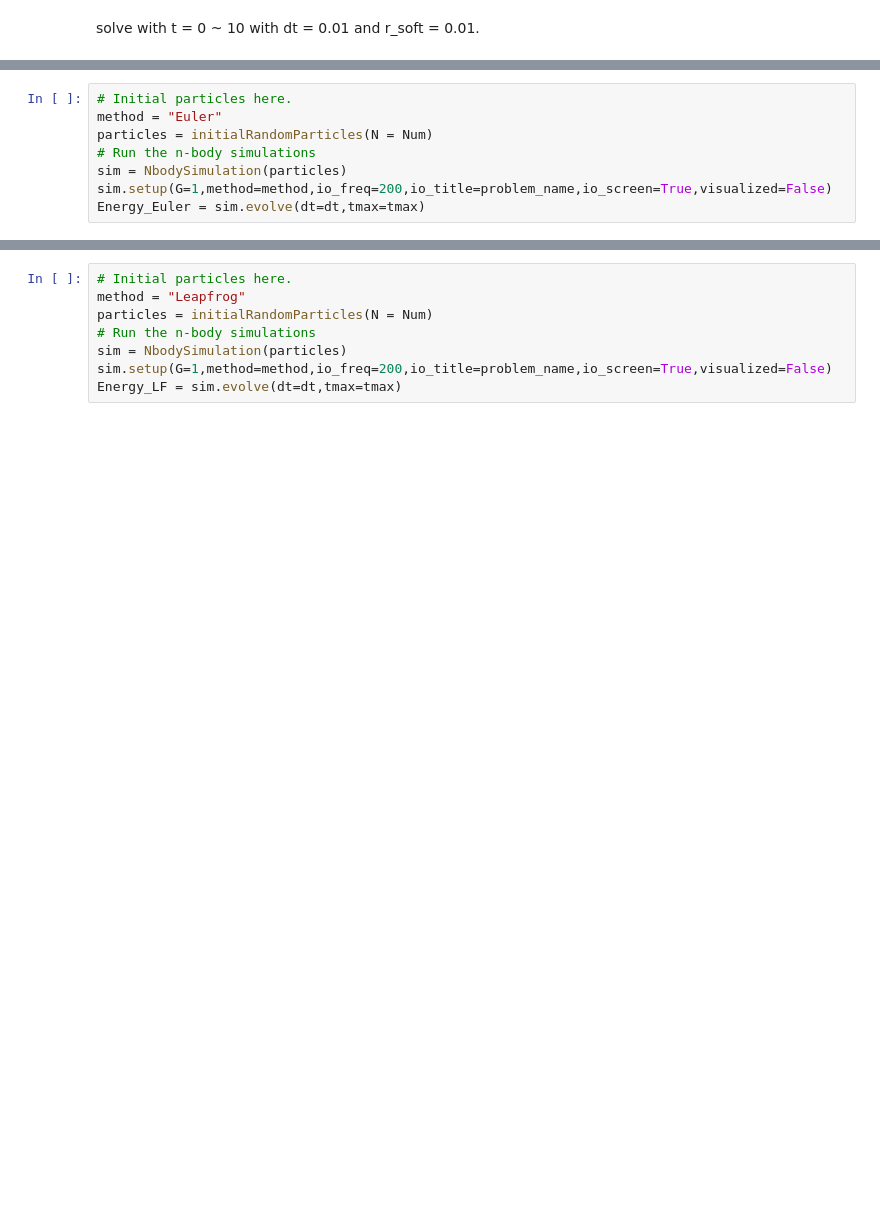
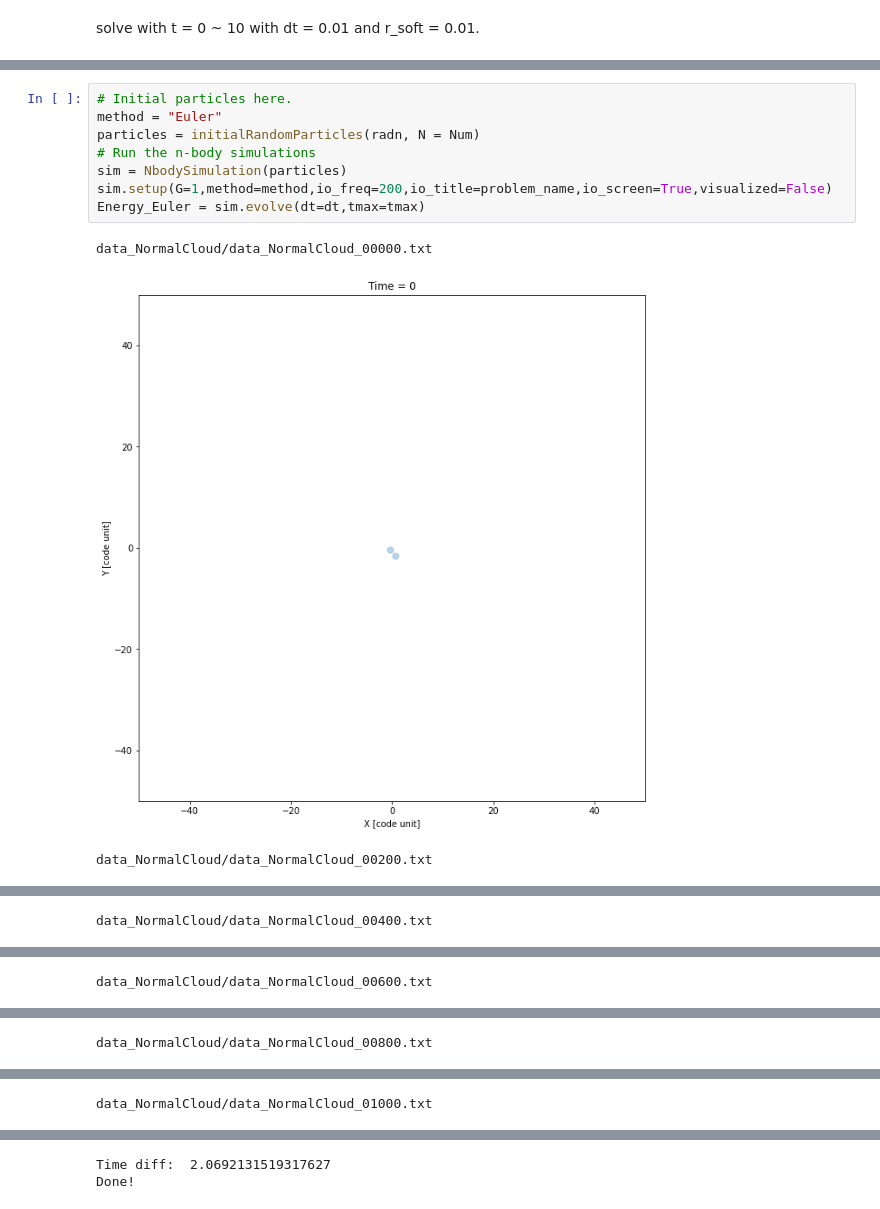
Before and after one commit to yygarypeng/n-bodies-comphyslab-HW3, a Jupyter notebook: NormalCloud.ipynb, the cells around one changed output, grey strips where cells are left out. Saved outputs shown, nothing was run; the diff lists cells and outputs as text; blank space fills up the shorter version.

```diff
--- a/NormalCloud.ipynb
+++ b/NormalCloud.ipynb
@@ -83,8 +135,12 @@ Energy_RK2 = sim.evolve(dt=dt,tmax=tmax)
 # %%
 # Initial particles here.
 method = "Euler"
-particles = initialRandomParticles(N = Num)
+particles = initialRandomParticles(radn, N = Num)
 # Run the n-body simulations
 sim = NbodySimulation(particles)
 sim.setup(G=1,method=method,io_freq=200,io_title=problem_name,io_screen=True,visualized=False)
 Energy_Euler = sim.evolve(dt=dt,tmax=tmax)
+# %% [output]
+data_NormalCloud/data_NormalCloud_00000.txt
+[figure, added]
+data_NormalCloud/data_NormalCloud_00200.txt
@@ -90,0 +148 @@ Energy_Euler = sim.evolve(dt=dt,tmax=tmax)
+data_NormalCloud/data_NormalCloud_00400.txt
@@ -90,0 +150 @@ Energy_Euler = sim.evolve(dt=dt,tmax=tmax)
+data_NormalCloud/data_NormalCloud_00600.txt
@@ -90,0 +152 @@ Energy_Euler = sim.evolve(dt=dt,tmax=tmax)
+data_NormalCloud/data_NormalCloud_00800.txt
@@ -90,0 +154 @@ Energy_Euler = sim.evolve(dt=dt,tmax=tmax)
+data_NormalCloud/data_NormalCloud_01000.txt
@@ -91,11 +157,5 @@ Energy_Euler = sim.evolve(dt=dt,tmax=tmax)
+Time diff:  2.0692131519317627
+Done!
-# %%
-# Initial particles here.
-method = "Leapfrog"
-particles = initialRandomParticles(N = Num)
-# Run the n-body simulations
-sim = NbodySimulation(particles)
-sim.setup(G=1,method=method,io_freq=200,io_title=problem_name,io_screen=True,visualized=False)
-Energy_LF = sim.evolve(dt=dt,tmax=tmax)
 # %%
 TT = len(Energy_RK4[0])
 Time = np.linspace(0, tmax, len(Energy_RK4[0]))
```
Also changed, not shown: parts of 12 cells of this notebook, 42 other files.
